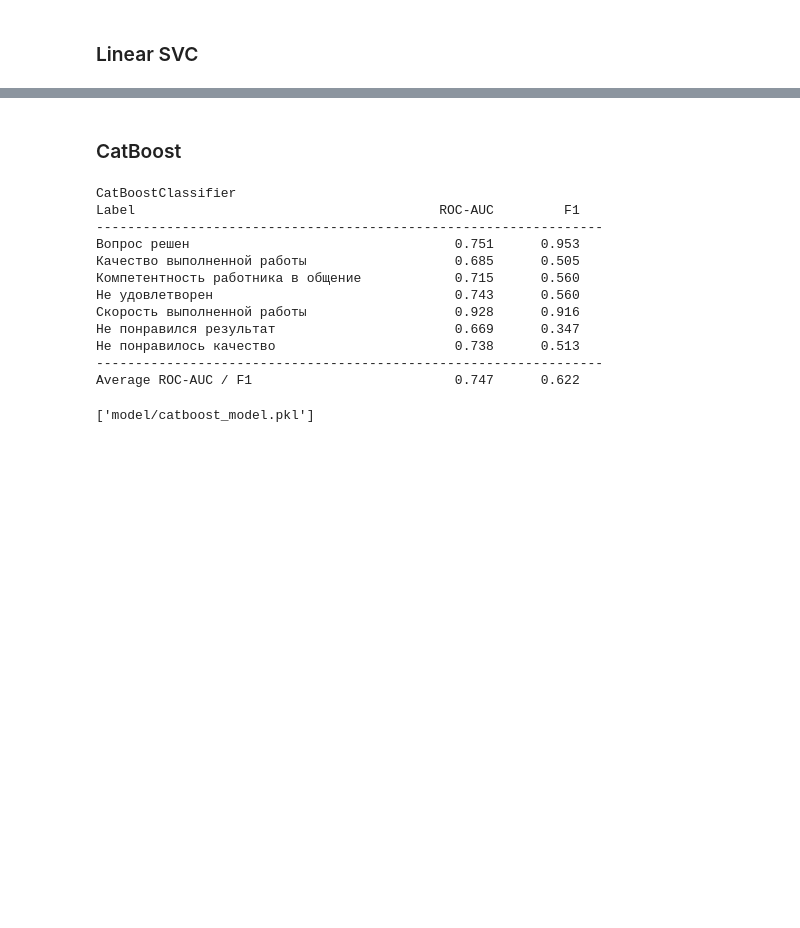
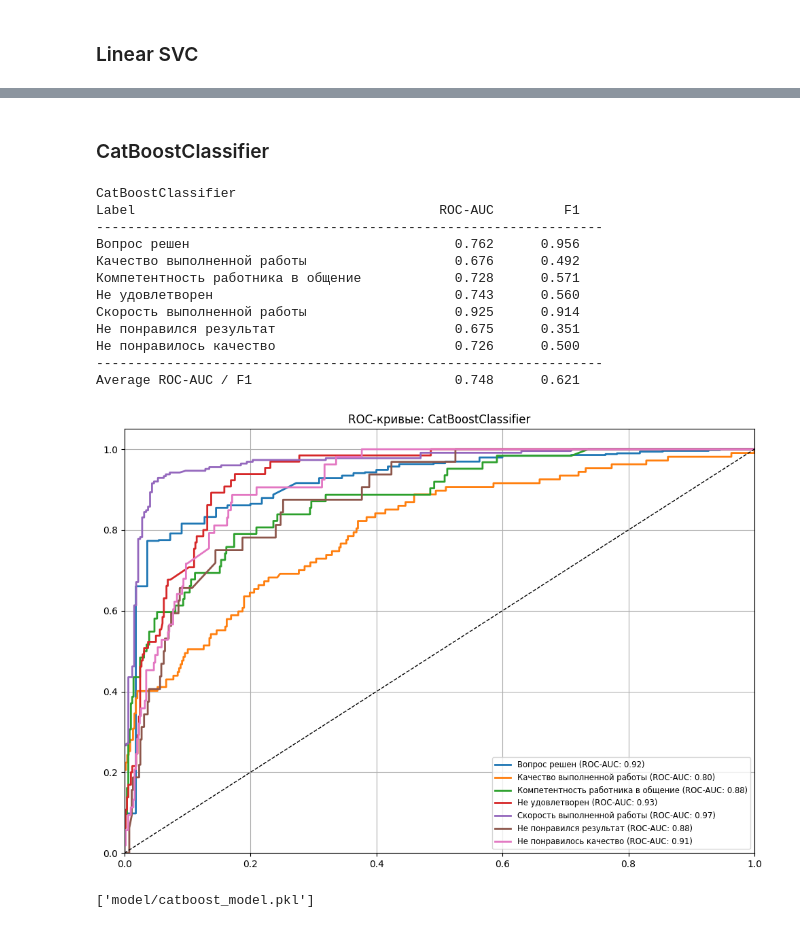
Before and after one commit to tmwsw/me4, a Jupyter notebook: training.ipynb, the cells around one changed output, grey strips where cells are left out. Saved outputs shown, nothing was run; the diff lists cells and outputs as text; code cells hidden in the pictures; blank space fills up the shorter version.

```diff
--- a/training.ipynb
+++ b/training.ipynb
@@ -213,8 +310,7 @@ Average ROC-AUC / F1                          0.655      0.514
 ['model/linear_svc_model.pkl']
 # %% [markdown]
-### CatBoost
+### CatBoostClassifier
 # %%
-# Настройка базовой модели CatBoost
 base_model = CatBoostClassifier(
     iterations=2000,
     learning_rate=0.1,
@@ -229,45 +325,71 @@ model = MultiOutputClassifier(base_model)
 # Обучение
 model.fit(X_train, y_train)
 
-# Предсказания
+# Предсказания (класс)
 y_pred = model.predict(X_test)
 
-# Оценка
 print("\nCatBoostClassifier")
 print("{:<40} {:>10} {:>10}".format("Label", "ROC-AUC", "F1"))
 print("-" * 65)
 roc_auc_values = []
 f1_values = []
+labels = []
 
 for i, col in enumerate(y.columns):
     try:
-        auc = roc_auc_score(y_test[:, i], y_pred[:, i])
+        auc_val = roc_auc_score(y_test[:, i], y_pred[:, i])
         f1 = f1_score(y_test[:, i], y_pred[:, i])
-        print(f"{col:<40} {auc:>10.3f} {f1:>10.3f}")
-        roc_auc_values.append(auc)
+        print(f"{col:<40} {auc_val:>10.3f} {f1:>10.3f}")
+        roc_auc_values.append(auc_val)
         f1_values.append(f1)
+        labels.append(col)
     except Exception as e:
         print(f"{col:<40} {'error':>10} {'error':>10} - {str(e)}")
 
 if roc_auc_values:
     avg_roc_auc = np.mean(roc_auc_values)
     avg_f1 = np.mean(f1_values)
     print("-" * 65)
     print(f"{'Average ROC-AUC / F1':<40} {avg_roc_auc:>10.3f} {avg_f1:>10.3f}")
 
+# Получаем вероятности для положительного класса
+# predict_proba для MultiOutputClassifier возвращает список массивов
+y_proba_list = model.predict_proba(X_test)
+y_proba = np.array([proba[:, 1] for proba in y_proba_list]).T  # shape: (n_samples, n_classes)
+
+# График ROC-кривых
+plt.figure(figsize=(10, 7))
+for i, col in enumerate(y.columns):
+    try:
+        fpr, tpr, _ = roc_curve(y_test[:, i], y_proba[:, i])
+        roc_auc = sk_auc(fpr, tpr)
+        plt.plot(fpr, tpr, lw=2, label=f'{col} (ROC-AUC: {roc_auc:.2f})')
+    except Exception as e:
+        print(f"Ошибка ROC-кривой для {col}: {e}")
+
+plt.plot([0, 1], [0, 1], 'k--', lw=1)
+plt.xlim([0.0, 1.0])
+plt.ylim([0.0, 1.05])
+plt.title('ROC-кривые: CatBoostClassifier')
+plt.legend(loc='lower right', fontsize='small')
+plt.grid(True)
+plt.tight_layout()
+plt.show()
+
 # Сохранение модели
 joblib.dump(model, "model/catboost_model.pkl")
 # %% [output]
 CatBoostClassifier
 Label                                       ROC-AUC         F1
 -----------------------------------------------------------------
-Вопрос решен                                  0.751      0.953
-Качество выполненной работы                   0.685      0.505
-Компетентность работника в общение            0.715      0.560
+Вопрос решен                                  0.762      0.956
+Качество выполненной работы                   0.676      0.492
+Компетентность работника в общение            0.728      0.571
 Не удовлетворен                               0.743      0.560
-Скорость выполненной работы                   0.928      0.916
-Не понравился результат                       0.669      0.347
-Не понравилось качество                       0.738      0.513
+Скорость выполненной работы                   0.925      0.914
+Не понравился результат                       0.675      0.351
+Не понравилось качество                       0.726      0.500
 -----------------------------------------------------------------
-Average ROC-AUC / F1                          0.747      0.622
+Average ROC-AUC / F1                          0.748      0.621
+[figure, added]
 ['model/catboost_model.pkl']
```
Also changed, not shown: parts of 4 cells of this notebook.
